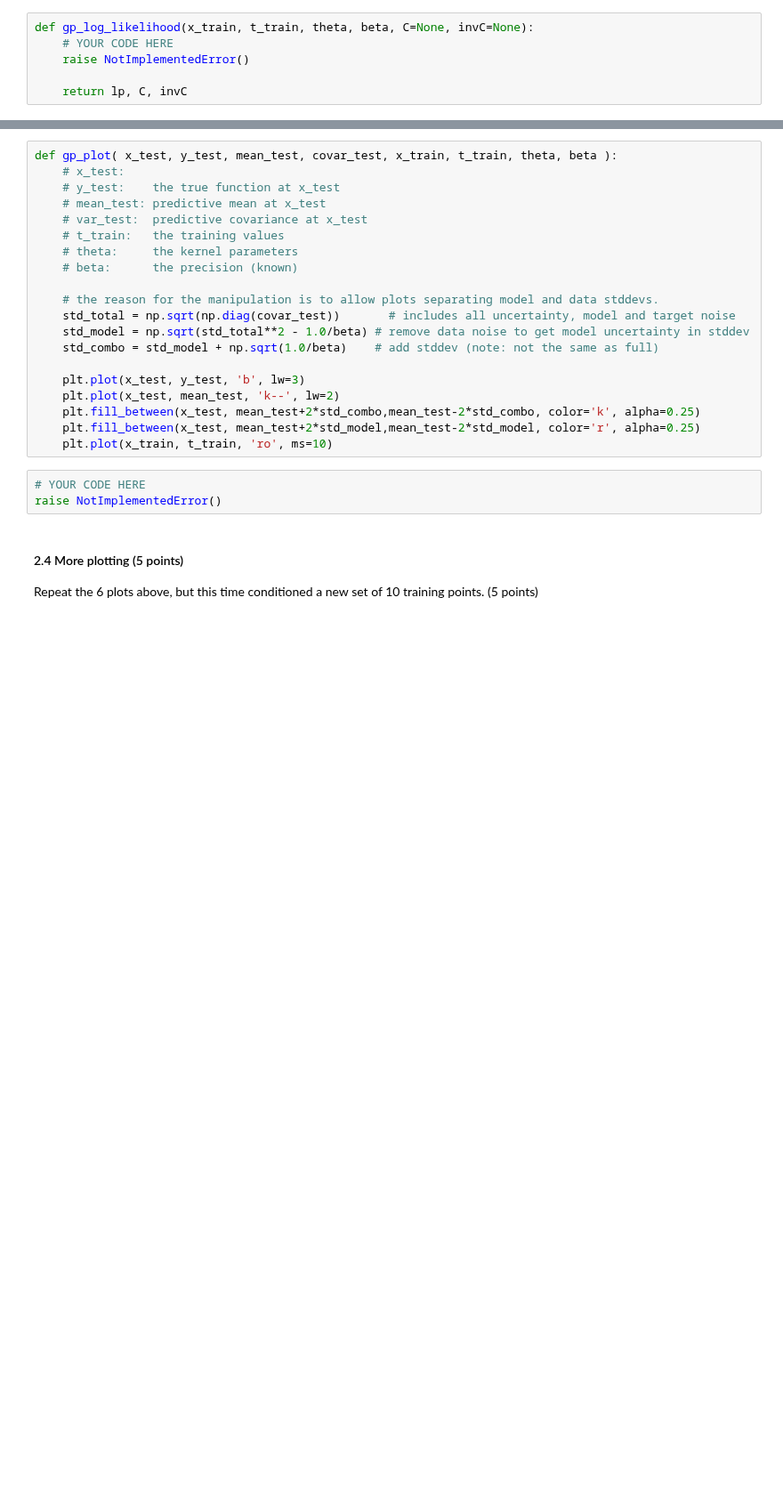
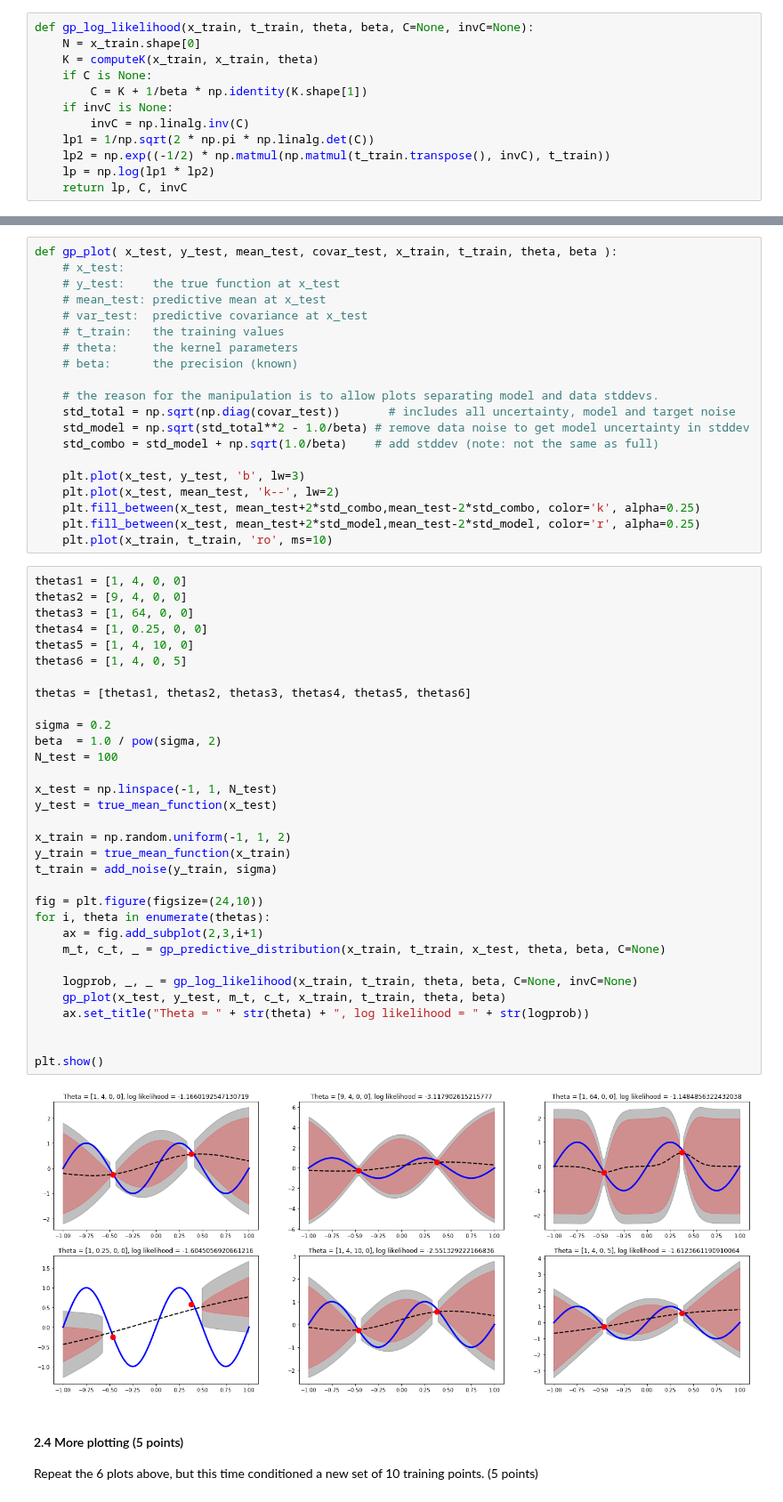
Before and after one commit to woutster/ml1, a Jupyter notebook: 10749586_12385913_lab3.ipynb, the cells around one changed output, grey strips where cells are left out. Shown at 89% size. Cells and saved outputs as stored; diff of their text form; blank space fills up the shorter version.

```diff
--- a/10749586_12385913_lab3.ipynb
+++ b/10749586_12385913_lab3.ipynb
@@ -257,12 +257,18 @@ AssertionError: the shape of mean is incorrect
 # %% [markdown]
 #### 2.2 gp_log_likelihood(...) (10 points)
 To learn the hyperparameters, we would need to compute the log-likelihood of the of the training data.  Implicitly, this is conditioned on the value setting for $\mathbf{\theta}$.  Write a function `gp_log_likelihood(x_train, t_train, theta, C=None, invC=None, beta=None)`, where C and invC can be stored and reused. It should return the log-likelihood, `C` and `invC`  (10 points)
-# %%
-def gp_log_likelihood(x_train, t_train, theta, beta, C=None, invC=None):
-    # YOUR CODE HERE
-    raise NotImplementedError()
-
-    return lp, C, invC
+# %%
+def gp_log_likelihood(x_train, t_train, theta, beta, C=None, invC=None):
+    N = x_train.shape[0]
+    K = computeK(x_train, x_train, theta)
+    if C is None:
+        C = K + 1/beta * np.identity(K.shape[1])
+    if invC is None:
+        invC = np.linalg.inv(C)
+    lp1 = 1/np.sqrt(2 * np.pi * np.linalg.det(C))
+    lp2 = np.exp((-1/2) * np.matmul(np.matmul(t_train.transpose(), invC), t_train))
+    lp = np.log(lp1 * lp2)
+    return lp, C, invC
 # %%
 ### Test your function
 N = 2
@@ -308,9 +314,40 @@ def gp_plot( x_test, y_test, mean_test, covar_test, x_train, t_train, theta, bet
     plt.fill_between(x_test, mean_test+2*std_combo,mean_test-2*std_combo, color='k', alpha=0.25)
     plt.fill_between(x_test, mean_test+2*std_model,mean_test-2*std_model, color='r', alpha=0.25)
     plt.plot(x_train, t_train, 'ro', ms=10)
-# %%
-# YOUR CODE HERE
-raise NotImplementedError()
+# %%
+thetas1 = [1, 4, 0, 0]
+thetas2 = [9, 4, 0, 0]
+thetas3 = [1, 64, 0, 0]
+thetas4 = [1, 0.25, 0, 0]
+thetas5 = [1, 4, 10, 0]
+thetas6 = [1, 4, 0, 5]
+
+thetas = [thetas1, thetas2, thetas3, thetas4, thetas5, thetas6]
+
+sigma = 0.2
+beta  = 1.0 / pow(sigma, 2)
+N_test = 100
+
+x_test = np.linspace(-1, 1, N_test)
+y_test = true_mean_function(x_test)
+
+x_train = np.random.uniform(-1, 1, 2)
+y_train = true_mean_function(x_train)
+t_train = add_noise(y_train, sigma)
+
+fig = plt.figure(figsize=(24,10))
+for i, theta in enumerate(thetas):
+    ax = fig.add_subplot(2,3,i+1)
+    m_t, c_t, _ = gp_predictive_distribution(x_train, t_train, x_test, theta, beta, C=None)
+
+    logprob, _, _ = gp_log_likelihood(x_train, t_train, theta, beta, C=None, invC=None)
+    gp_plot(x_test, y_test, m_t, c_t, x_train, t_train, theta, beta)
+    ax.set_title("Theta = " + str(theta) + ", log likelihood = " + str(logprob))
+
+
+plt.show()
+# %% [output]
+[figure, added]
 # %% [markdown]
 #### 2.4 More plotting (5 points)
 Repeat the 6 plots above, but this time conditioned a new set of 10 training points. (5 points)
```
Also changed, not shown: parts of 7 cells of this notebook.
